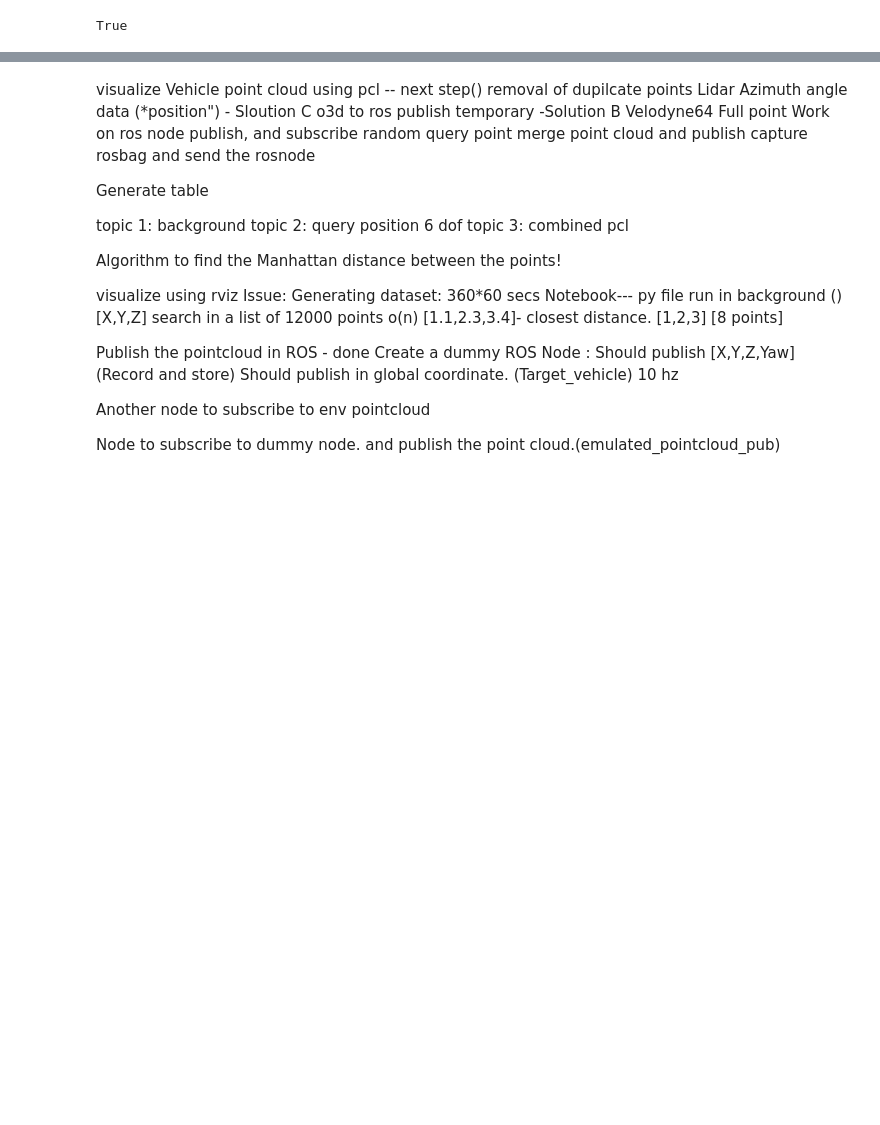
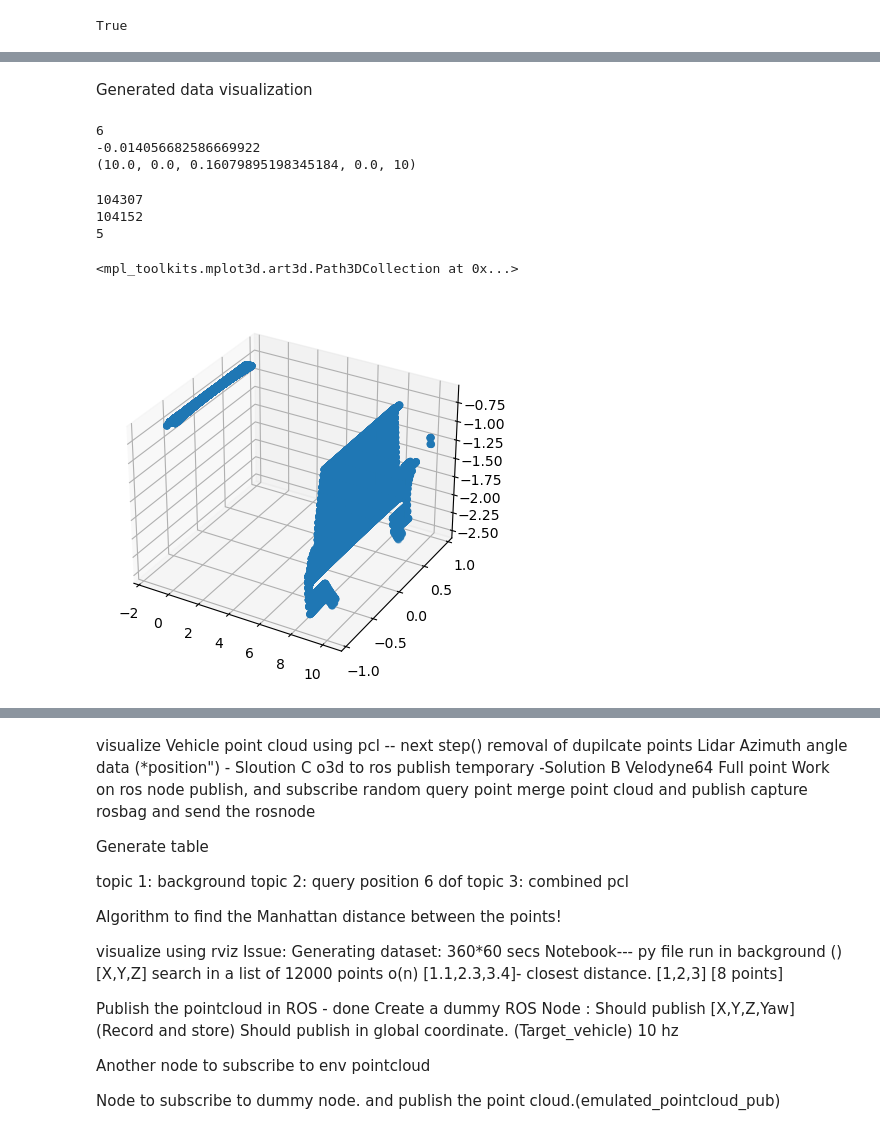
Before and after one commit to sathyasheelans/Realtime-Target-Vehicle-LiDAR-Point-Cloud-Emulation, a Jupyter notebook: Point_cloud_generation.ipynb, the cells around one changed output, grey strips where cells are left out. Drawn from its saved outputs; the diff is of its cells as text; code cells hidden in the pictures; blank space fills up the shorter version.

```diff
--- a/Point_cloud_generation.ipynb
+++ b/Point_cloud_generation.ipynb
@@ -97,0 +232,19 @@ def process_lidar_sematic(point_cloud):
+# %% [markdown]
+Generated data visualization
+# %%
+st = time.time()
+with open('/home/santhanam.17/Carla_scripts/point_cloud_database_test.pickle', 'rb') as handle:
+    read_dict = pickle.load(handle)
+et= time.time()
+Keys=list(read_dict.keys())
+pcd =read_dict[Keys[0]]
+#print(read_dict.keys())
+# %%
+print(len(read_dict))
+print(st-et)
+print(Keys[0])
+#print(x[281879])
+# %% [output]
+6
+-0.014056682586669922
+(10.0, 0.0, 0.16079895198345184, 0.0, 10)
@@ -97,0 +253,26 @@ def process_lidar_sematic(point_cloud):
+# %%
+pcd =read_dict[Keys[0]]
+print(len(pcd))
+pcd = [x for x in pcd if x[0]!=0 and x[1]!=0]
+pcd = np.unique(pcd, axis =0)
+print(len(pcd))
+#print((pcd))
+print(len(Keys[1]))
+
+"""point_cloud = o3d.geometry.PointCloud()
+point_cloud.points = o3d.utility.Vector3dVector(pcd)
+point_cloud=o3d.geometry.PointCloud.
+
+pcd=np.asarray(point_cloud.points)"""
+list_of_x=[x[0] for x in pcd]
+list_of_y=[x[1] for x in pcd]
+list_of_z=[x[2] for x in pcd]
+ax = plt.axes(projection ='3d')
+
+ax.scatter(list_of_x,list_of_y,list_of_z)
+# %% [output]
+104307
+104152
+5
+<mpl_toolkits.mplot3d.art3d.Path3DCollection at 0x...>
+[figure, added]
```
Also changed, not shown: parts of 39 cells of this notebook, 48 other files.
